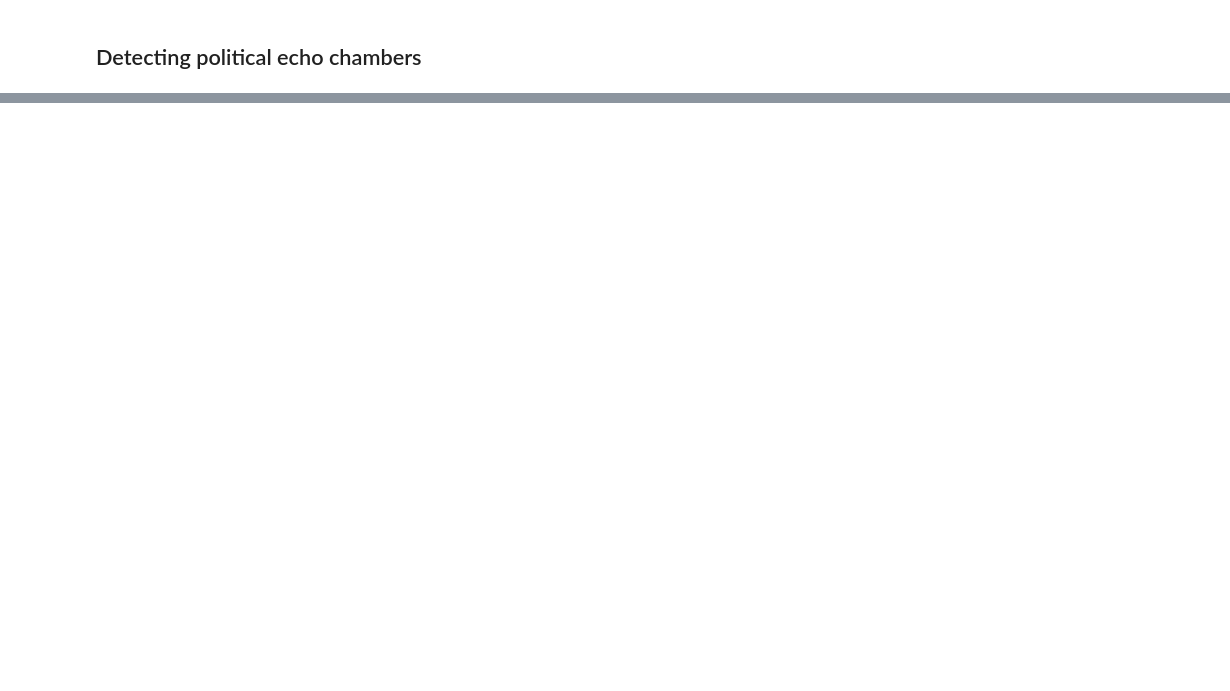
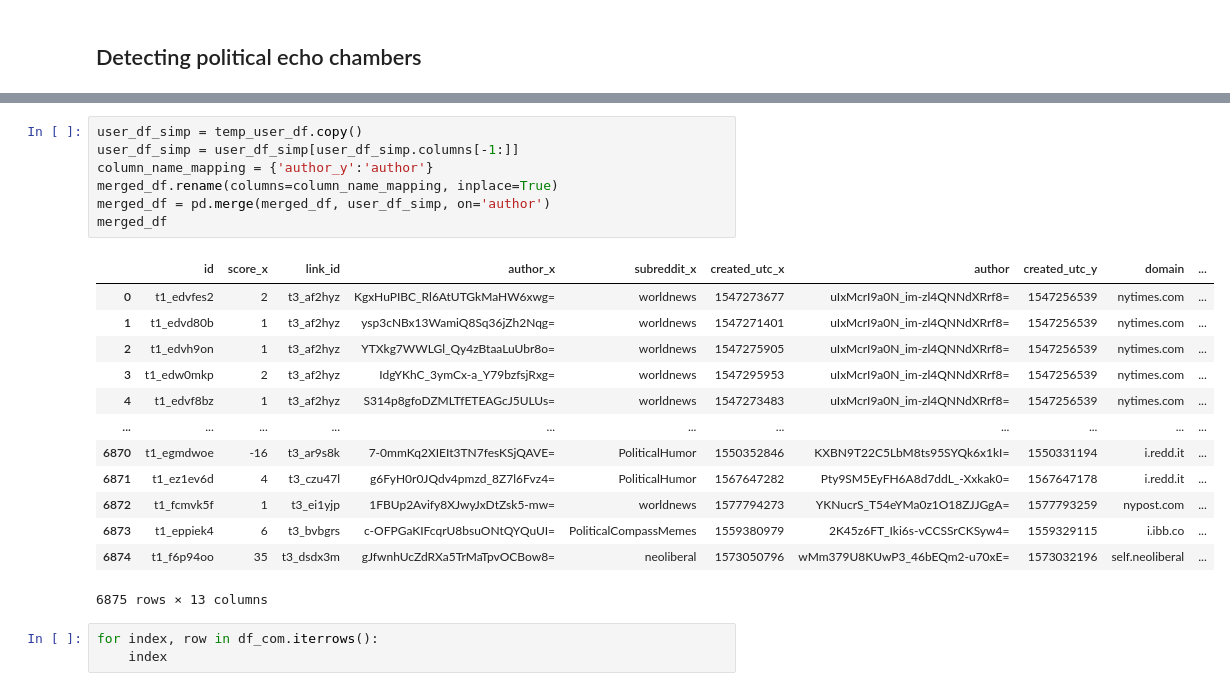
Before and after one commit to boni-teppanyaki/CSCD25-Project, a Jupyter notebook: project.ipynb, the cells around one changed output, grey strips where cells are left out. Saved outputs shown, nothing was run; the diff lists cells and outputs as text; blank space fills up the shorter version.

```diff
--- a/project.ipynb
+++ b/project.ipynb
@@ -97,0 +254,24 @@ filtered_df_submissions = filtered_df_submissions[filtered_df_submissions['subre
+# %%
+user_df_simp = temp_user_df.copy()
+user_df_simp = user_df_simp[user_df_simp.columns[-1:]]
+column_name_mapping = {'author_y':'author'}
+merged_df.rename(columns=column_name_mapping, inplace=True)
+merged_df = pd.merge(merged_df, user_df_simp, on='author')
+merged_df
+# %% [output]
+|  | id | score_x | link_id | author_x | subreddit_x | created_utc_x | author | created_utc_y | domain | ... |
+| 0 | t1_edvfes2 | 2 | t3_af2hyz | KgxHuPIBC_Rl6AtUTGkMaHW6xwg= | worldnews | 1547273677 | uIxMcrI9a0N_im-zl4QNNdXRrf8= | 1547256539 | nytimes.com | ... |
+| 1 | t1_edvd80b | 1 | t3_af2hyz | ysp3cNBx13WamiQ8Sq36jZh2Nqg= | worldnews | 1547271401 | uIxMcrI9a0N_im-zl4QNNdXRrf8= | 1547256539 | nytimes.com | ... |
+| 2 | t1_edvh9on | 1 | t3_af2hyz | YTXkg7WWLGl_Qy4zBtaaLuUbr8o= | worldnews | 1547275905 | uIxMcrI9a0N_im-zl4QNNdXRrf8= | 1547256539 | nytimes.com | ... |
+| 3 | t1_edw0mkp | 2 | t3_af2hyz | IdgYKhC_3ymCx-a_Y79bzfsjRxg= | worldnews | 1547295953 | uIxMcrI9a0N_im-zl4QNNdXRrf8= | 1547256539 | nytimes.com | ... |
+| 4 | t1_edvf8bz | 1 | t3_af2hyz | S314p8gfoDZMLTfETEAGcJ5ULUs= | worldnews | 1547273483 | uIxMcrI9a0N_im-zl4QNNdXRrf8= | 1547256539 | nytimes.com | ... |
+| ... | ... | ... | ... | ... | ... | ... | ... | ... | ... | ... |
+| 6870 | t1_egmdwoe | -16 | t3_ar9s8k | 7-0mmKq2XIEIt3TN7fesKSjQAVE= | PoliticalHumor | 1550352846 | KXBN9T22C5LbM8ts95SYQk6x1kI= | 1550331194 | i.redd.it | ... |
+| 6871 | t1_ez1ev6d | 4 | t3_czu47l | g6FyH0r0JQdv4pmzd_8Z7l6Fvz4= | PoliticalHumor | 1567647282 | Pty9SM5EyFH6A8d7ddL_-Xxkak0= | 1567647178 | i.redd.it | ... |
+| 6872 | t1_fcmvk5f | 1 | t3_ei1yjp | 1FBUp2Avify8XJwyJxDtZsk5-mw= | worldnews | 1577794273 | YKNucrS_T54eYMa0z1O18ZJJGgA= | 1577793259 | nypost.com | ... |
+| 6873 | t1_eppiek4 | 6 | t3_bvbgrs | c-OFPGaKIFcqrU8bsuONtQYQuUI= | PoliticalCompassMemes | 1559380979 | 2K45z6FT_Iki6s-vCCSSrCKSyw4= | 1559329115 | i.ibb.co | ... |
+| 6874 | t1_f6p94oo | 35 | t3_dsdx3m | gJfwnhUcZdRXa5TrMaTpvOCBow8= | neoliberal | 1573050796 | wMm379U8KUwP3_46bEQm2-u70xE= | 1573032196 | self.neoliberal | ... |
+6875 rows × 13 columns
+# %%
+for index, row in df_com.iterrows():
+    index
```
Also changed, not shown: parts of 16 cells of this notebook.
